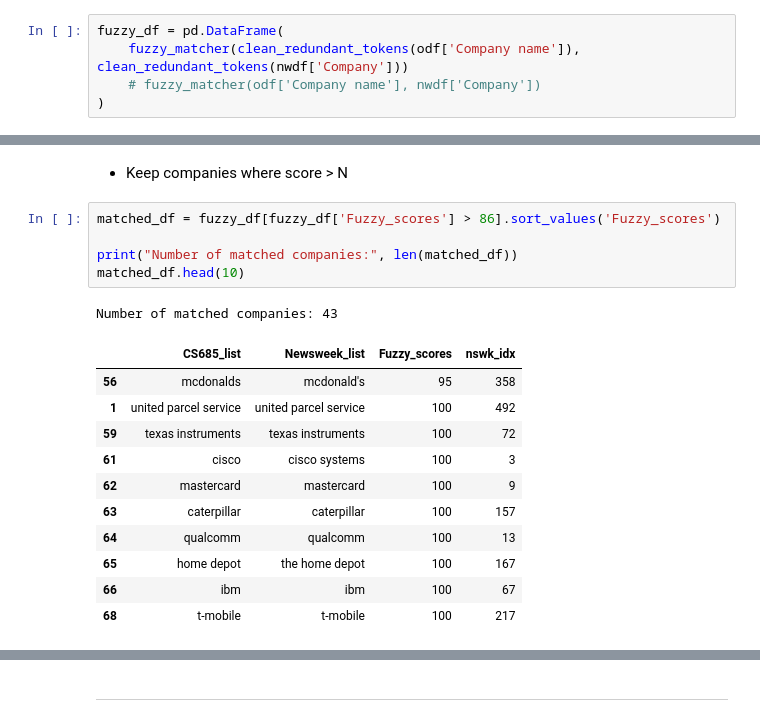
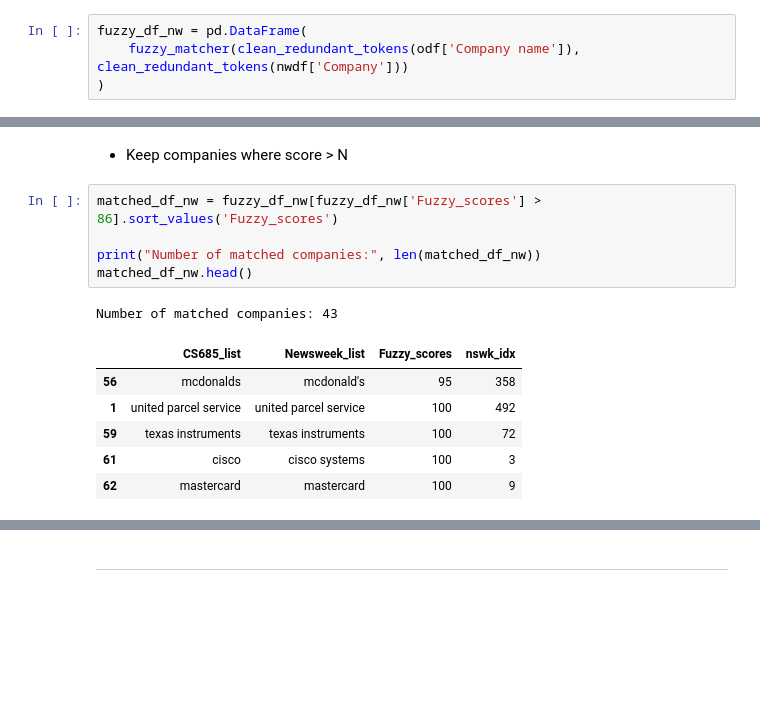
Before and after one commit to jbardowski/CS685_final_project, a Jupyter notebook: src/comp_scores/correlate_newsweek.ipynb, the cells around one changed output, grey strips where cells are left out. Saved outputs shown, nothing was run; the diff lists cells and outputs as text; blank space fills up the shorter version.

```diff
--- a/src/comp_scores/correlate_newsweek.ipynb
+++ b/src/comp_scores/correlate_newsweek.ipynb
@@ -115,7 +112,6 @@ def fuzzy_matcher(our_list, newswk_list):
             fuzz_scores[k].append(v)
     return fuzz_scores
 # %%
-fuzzy_df = pd.DataFrame(
+fuzzy_df_nw = pd.DataFrame(
     fuzzy_matcher(clean_redundant_tokens(odf['Company name']), clean_redundant_tokens(nwdf['Company']))
-    # fuzzy_matcher(odf['Company name'], nwdf['Company'])
 )
@@ -129,20 +140,15 @@ fuzzy_df['Fuzzy_scores'].hist()
 # %% [markdown]
 - Keep companies where score > N
 # %%
-matched_df = fuzzy_df[fuzzy_df['Fuzzy_scores'] > 86].sort_values('Fuzzy_scores')
+matched_df_nw = fuzzy_df_nw[fuzzy_df_nw['Fuzzy_scores'] > 86].sort_values('Fuzzy_scores')
 
-print("Number of matched companies:", len(matched_df))
-matched_df.head(10)
+print("Number of matched companies:", len(matched_df_nw))
+matched_df_nw.head()
 # %% [output]
 Number of matched companies: 43
 |  | CS685_list | Newsweek_list | Fuzzy_scores | nswk_idx |
 | 56 | mcdonalds | mcdonald's | 95 | 358 |
 | 1 | united parcel service | united parcel service | 100 | 492 |
 | 59 | texas instruments | texas instruments | 100 | 72 |
 | 61 | cisco | cisco systems | 100 | 3 |
 | 62 | mastercard | mastercard | 100 | 9 |
-| 63 | caterpillar | caterpillar | 100 | 157 |
-| 64 | qualcomm | qualcomm | 100 | 13 |
-| 65 | home depot | the home depot | 100 | 167 |
-| 66 | ibm | ibm | 100 | 67 |
-| 68 | t-mobile | t-mobile | 100 | 217 |
```
Also changed, not shown: parts of 51 cells of this notebook, 2 other files.
